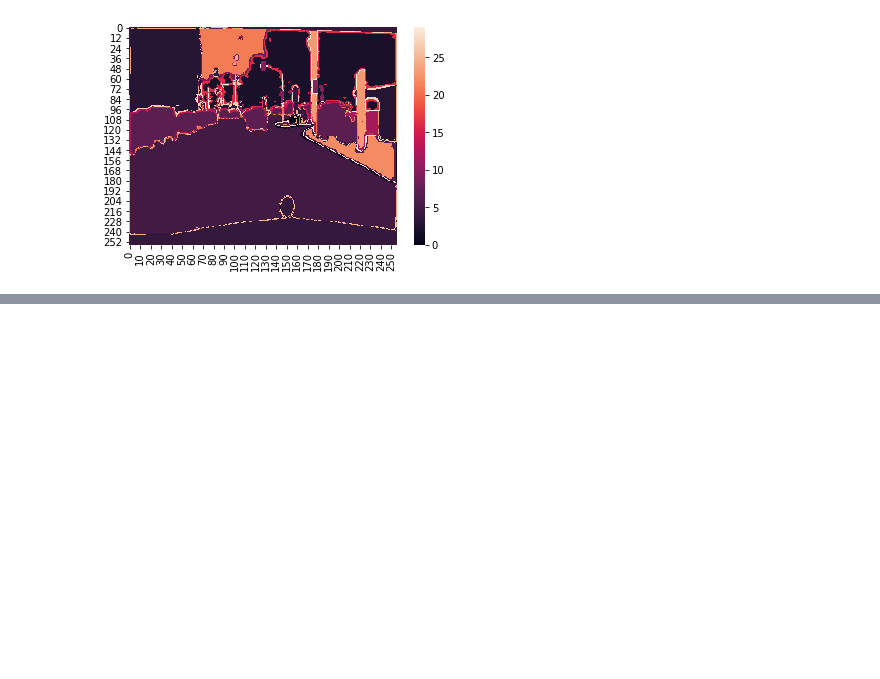
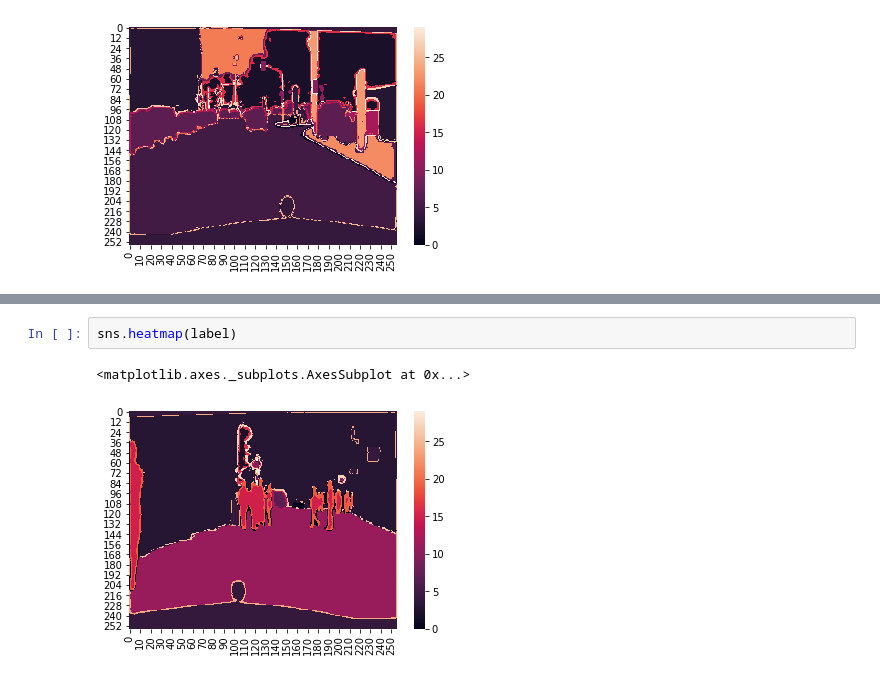
Before and after one commit to MDolinski/DeepLearning, a Jupyter notebook: assignment2/src/SecondTask.ipynb, the cells around one changed output, grey strips where cells are left out. Saved outputs shown, nothing was run; the diff lists cells and outputs as text; blank space fills up the shorter version.

```diff
--- a/assignment2/src/SecondTask.ipynb
+++ b/assignment2/src/SecondTask.ipynb
@@ -221,0 +261,5 @@ sns.heatmap(test)
+# %%
+sns.heatmap(label)
+# %% [output]
+<matplotlib.axes._subplots.AxesSubplot at 0x...>
+[figure, added]
```
Also changed, not shown: parts of 21 cells of this notebook.
